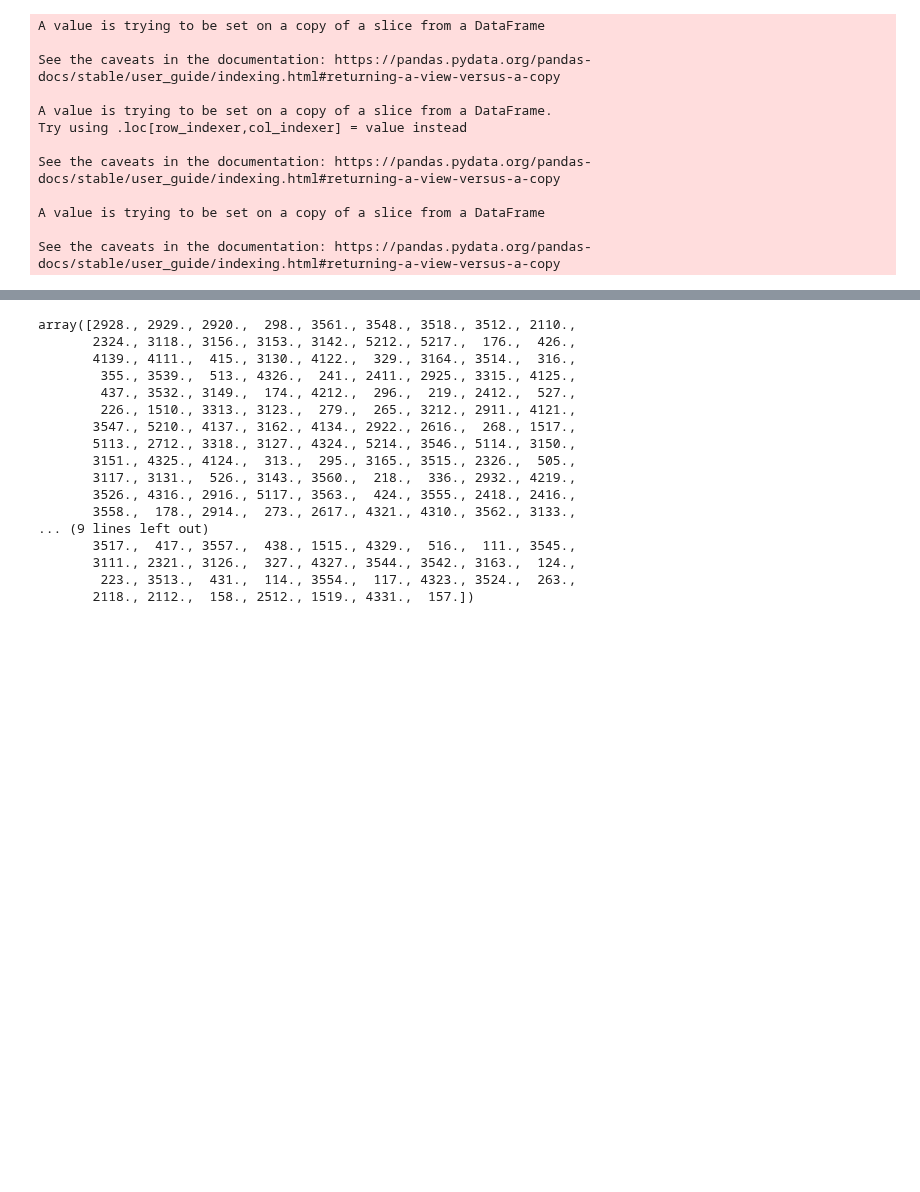
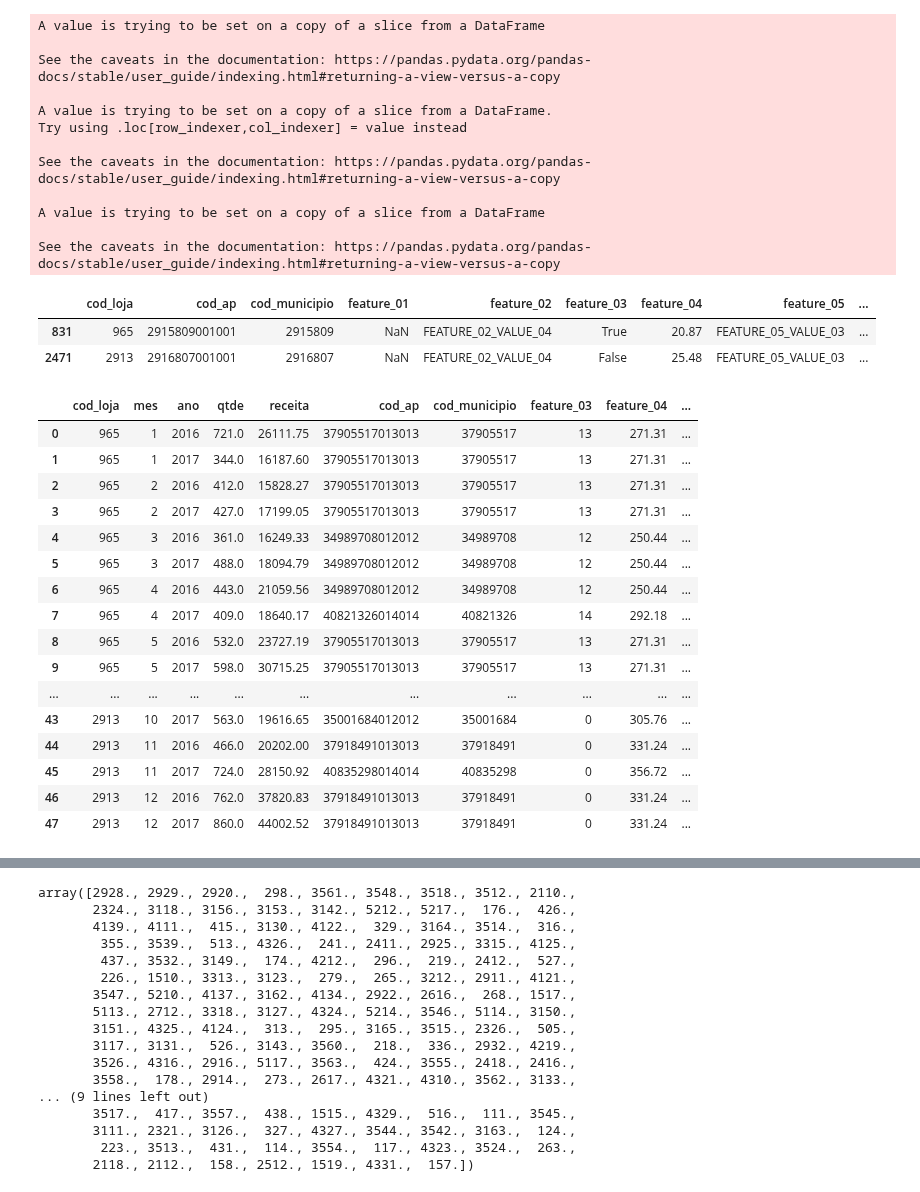
Before and after one commit to BeeData-USP/usp-vs-ufmg, a Jupyter notebook: ikeda/eda_expansao.ipynb, the cells around one changed output, grey strips where cells are left out. Saved outputs shown, nothing was run; the diff lists cells and outputs as text; code cells hidden in the pictures; blank space fills up the shorter version.

```diff
--- a/ikeda/eda_expansao.ipynb
+++ b/ikeda/eda_expansao.ipynb
@@ -213,6 +245,33 @@ See the caveats in the documentation: https://pandas.pydata.org/pandas-docs/stab
 A value is trying to be set on a copy of a slice from a DataFrame
 
 See the caveats in the documentation: https://pandas.pydata.org/pandas-docs/stable/user_guide/indexing.html#returning-a-view-versus-a-copy
+# %%
+aa = mun_micro[mun_micro.uf_micro == 2929].cod_municipio.values.tolist()
+ljs_atual[ljs_atual.cod_municipio.isin(aa)]
+# %% [output]
+|  | cod_loja | cod_ap | cod_municipio | feature_01 | feature_02 | feature_03 | feature_04 | feature_05 | ... |
+| 831 | 965 | 2915809001001 | 2915809 | NaN | FEATURE_02_VALUE_04 | True | 20.87 | FEATURE_05_VALUE_03 | ... |
+| 2471 | 2913 | 2916807001001 | 2916807 | NaN | FEATURE_02_VALUE_04 | False | 25.48 | FEATURE_05_VALUE_03 | ... |
+# %%
+mi_merge[mi_merge.uf_micro == 2929].groupby(['cod_loja', 'mes', 'ano'], as_index=False).sum()
+# %% [output]
+|  | cod_loja | mes | ano | qtde | receita | cod_ap | cod_municipio | feature_03 | feature_04 | ... |
+| 0 | 965 | 1 | 2016 | 721.0 | 26111.75 | 37905517013013 | 37905517 | 13 | 271.31 | ... |
+| 1 | 965 | 1 | 2017 | 344.0 | 16187.60 | 37905517013013 | 37905517 | 13 | 271.31 | ... |
+| 2 | 965 | 2 | 2016 | 412.0 | 15828.27 | 37905517013013 | 37905517 | 13 | 271.31 | ... |
+| 3 | 965 | 2 | 2017 | 427.0 | 17199.05 | 37905517013013 | 37905517 | 13 | 271.31 | ... |
+| 4 | 965 | 3 | 2016 | 361.0 | 16249.33 | 34989708012012 | 34989708 | 12 | 250.44 | ... |
+| 5 | 965 | 3 | 2017 | 488.0 | 18094.79 | 34989708012012 | 34989708 | 12 | 250.44 | ... |
+| 6 | 965 | 4 | 2016 | 443.0 | 21059.56 | 34989708012012 | 34989708 | 12 | 250.44 | ... |
+| 7 | 965 | 4 | 2017 | 409.0 | 18640.17 | 40821326014014 | 40821326 | 14 | 292.18 | ... |
+| 8 | 965 | 5 | 2016 | 532.0 | 23727.19 | 37905517013013 | 37905517 | 13 | 271.31 | ... |
+| 9 | 965 | 5 | 2017 | 598.0 | 30715.25 | 37905517013013 | 37905517 | 13 | 271.31 | ... |
+| ... | ... | ... | ... | ... | ... | ... | ... | ... | ... | ... |
+| 43 | 2913 | 10 | 2017 | 563.0 | 19616.65 | 35001684012012 | 35001684 | 0 | 305.76 | ... |
+| 44 | 2913 | 11 | 2016 | 466.0 | 20202.00 | 37918491013013 | 37918491 | 0 | 331.24 | ... |
+| 45 | 2913 | 11 | 2017 | 724.0 | 28150.92 | 40835298014014 | 40835298 | 0 | 356.72 | ... |
+| 46 | 2913 | 12 | 2016 | 762.0 | 37820.83 | 37918491013013 | 37918491 | 0 | 331.24 | ... |
+| 47 | 2913 | 12 | 2017 | 860.0 | 44002.52 | 37918491013013 | 37918491 | 0 | 331.24 | ... |
 # %%
 lojas_sem_micro = mi_merge_cex.uf_micro.isin(mmicros)
 lojas_sem_micro.value_counts()
```
Also changed, not shown: parts of 38 cells of this notebook, 2 other files.
